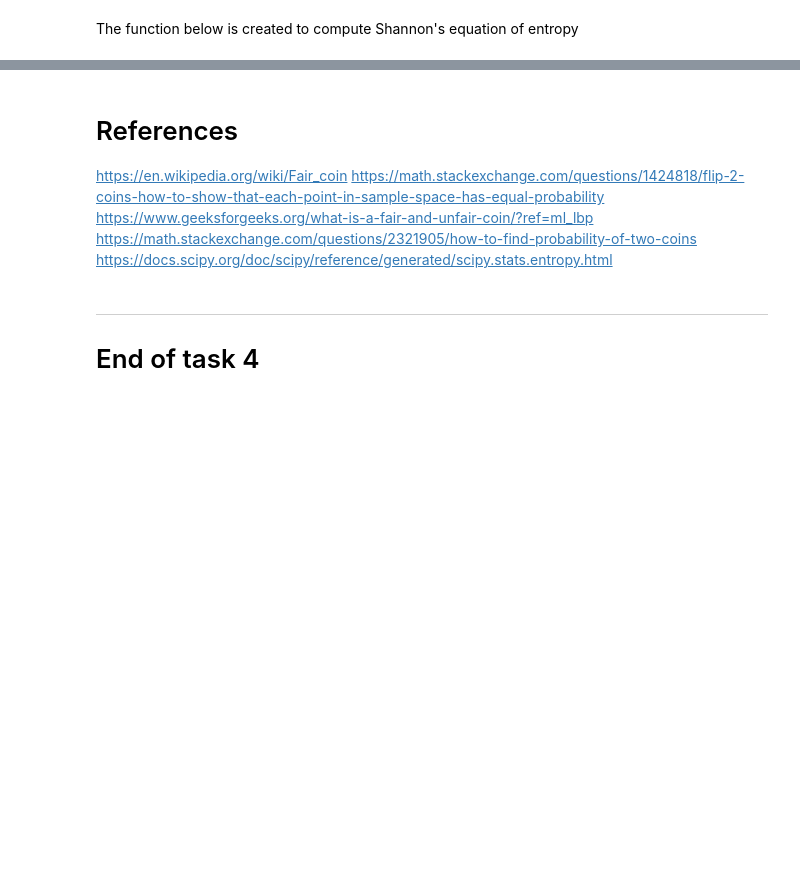
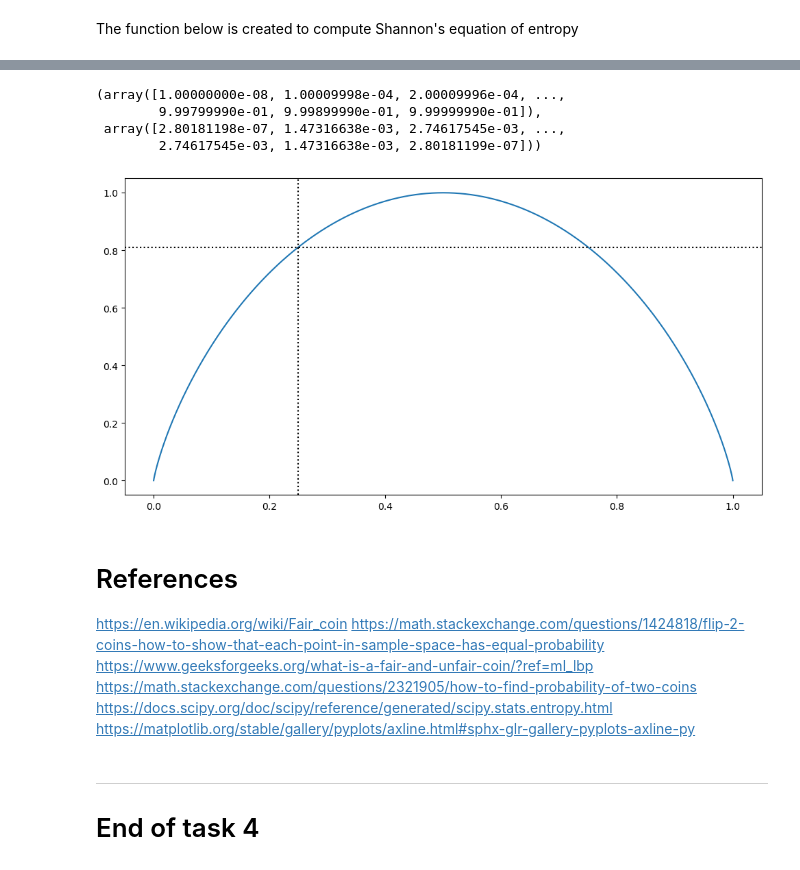
Before and after one commit to kevinsenan/4359-Fundamentals-of-Data-Analysis, a Jupyter notebook: Tasks.ipynb, the cells around one changed output, grey strips where cells are left out. Saved outputs shown, nothing was run; the diff lists cells and outputs as text; code cells hidden in the pictures; blank space fills up the shorter version.

```diff
--- a/Tasks.ipynb
+++ b/Tasks.ipynb
@@ -201,7 +177,0 @@ H(0.25)
-# %%
-import numpy as np
-from scipy.stats import entropy
-base = 2  # work in units of bits
-pk = np.array([1/2, 1/2])  # fair coin
-H = entropy(pk, base=base)
-H
@@ -210,12 +178,22 @@ H == -np.sum(pk * np.log(pk)) / np.log(base)
 # %%
 # Create an empty plot.
 fig, ax = plt.subplots(figsize=(12,6))
 
 # p is a probability.
-p = np.linspace(0.00000001, 0.99999999, 100)
+p = np.linspace(0.00000001, 0.99999999, 10001)
 
 # Plot H(p).
 ax.plot(p, H(p));
+plt.axhline(y=0.8112781244591328, color="black", linestyle=":")
+plt.axvline(x=0.25, color="black", linestyle=":")
+
+p , H(p)
+# %% [output]
+(array([1.00000000e-08, 1.00009998e-04, 2.00009996e-04, ...,
+        9.99799990e-01, 9.99899990e-01, 9.99999990e-01]),
+ array([2.80181198e-07, 1.47316638e-03, 2.74617545e-03, ...,
+        2.74617545e-03, 1.47316638e-03, 2.80181199e-07]))
+[figure, added]
 # %% [markdown]
 # References
 https://en.wikipedia.org/wiki/Fair_coin
@@ -223,6 +201,7 @@ https://math.stackexchange.com/questions/1424818/flip-2-coins-how-to-show-that-e
 https://www.geeksforgeeks.org/what-is-a-fair-and-unfair-coin/?ref=ml_lbp
 https://math.stackexchange.com/questions/2321905/how-to-find-probability-of-two-coins
 https://docs.scipy.org/doc/scipy/reference/generated/scipy.stats.entropy.html
+https://matplotlib.org/stable/gallery/pyplots/axline.html#sphx-glr-gallery-pyplots-axline-py
 # %% [markdown]
 ****
 
```
Also changed, not shown: parts of 13 cells of this notebook.
